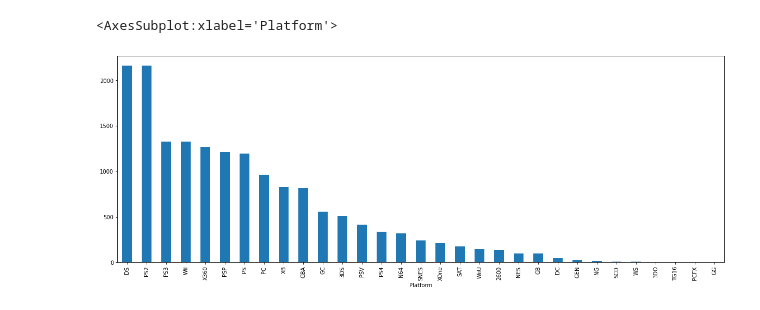
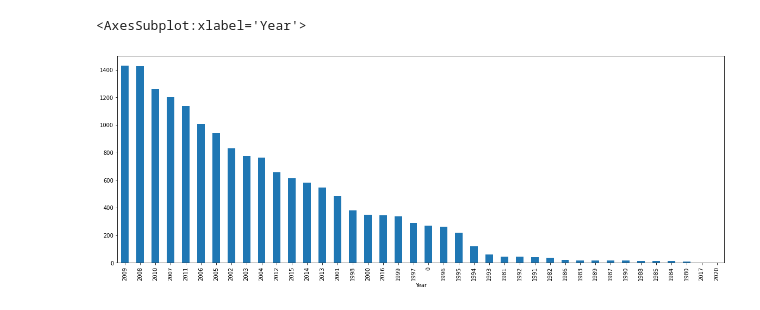
Before and after one commit to rohanojha979/Video-Game-Project, a Jupyter notebook: notebook.ipynb, the cells around one changed output. Cells and saved outputs as stored; diff of their text form; code cells hidden in the pictures.

```diff
--- a/notebook.ipynb
+++ b/notebook.ipynb
@@ -67,5 +67,5 @@ platforms = df["Platform"].unique()
 # %%
-df.groupby('Platform').count().sort_values('Global_Sales')['Global_Sales'][::-1].plot(kind='bar', figsize = (20, 7))
+df.groupby('Year').count().sort_values('Global')['Global'][::-1].plot(kind='bar', figsize = (20, 7))
 # %% [output]
-<AxesSubplot:xlabel='Platform'>
+<AxesSubplot:xlabel='Year'>
-[figure, old version]
+[figure, new version]
```
Also changed, not shown: parts of 24 cells of this notebook, 1 other file.
